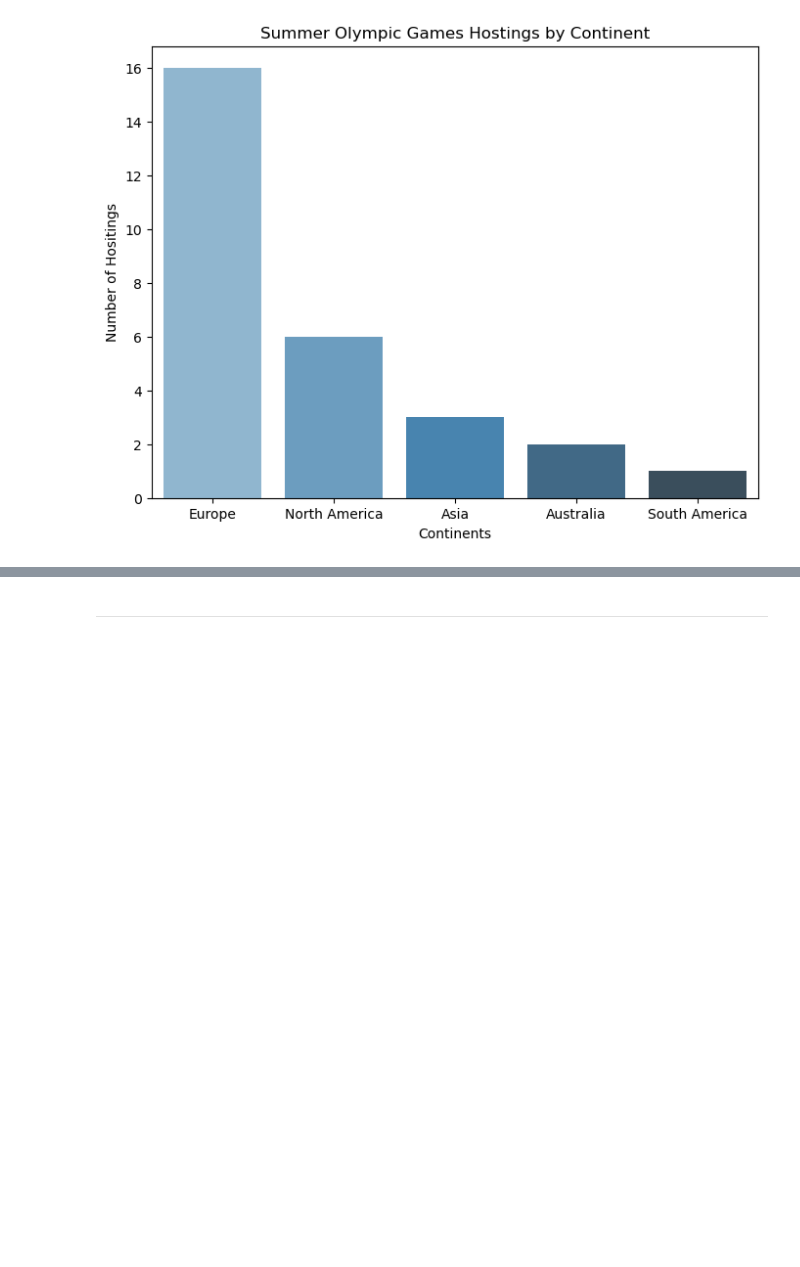
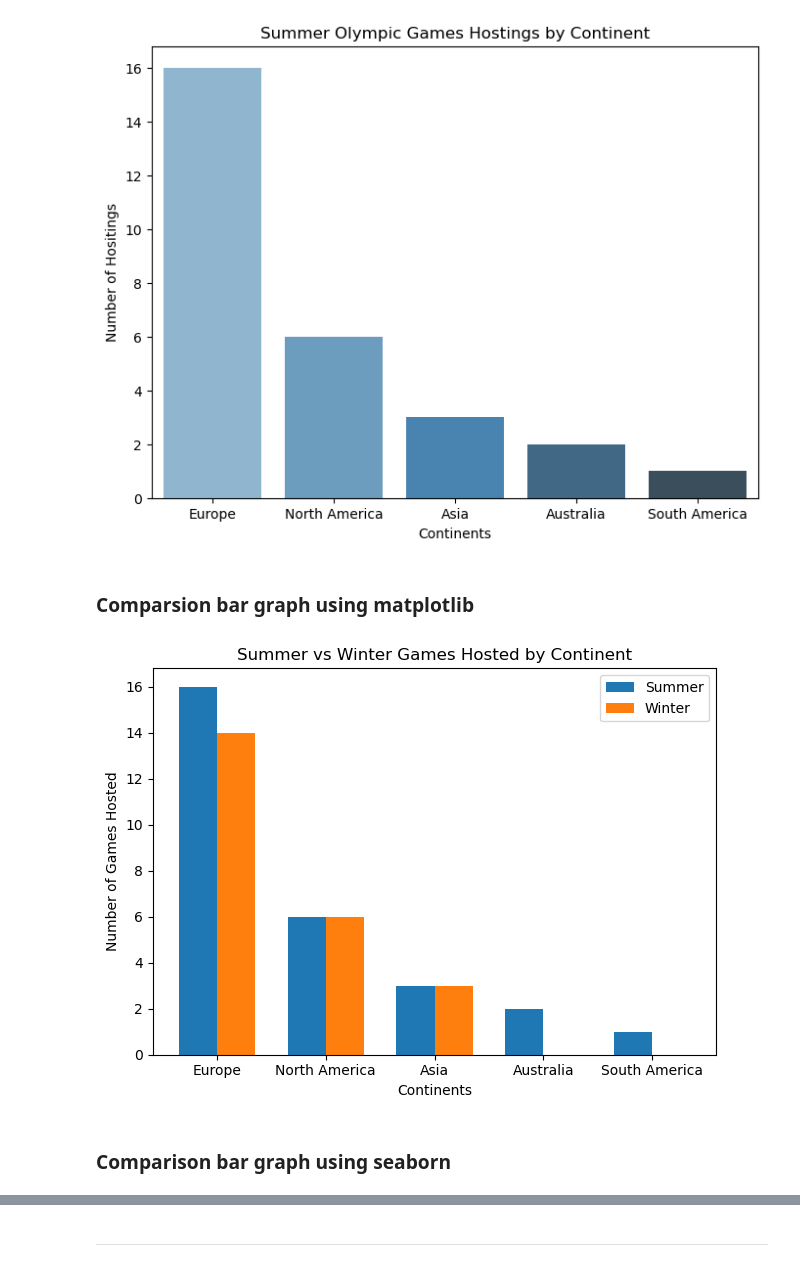
Before and after one commit to jstark997/Notes, a Jupyter notebook: Statistics/VisualizingData.ipynb, the cells around one changed output, grey strips where cells are left out. Saved outputs shown, nothing was run; the diff lists cells and outputs as text; code cells hidden in the pictures; blank space fills up the shorter version.

```diff
--- a/Statistics/VisualizingData.ipynb
+++ b/Statistics/VisualizingData.ipynb
@@ -91,3 +95,33 @@ plt.title('Summer Olympic Games Hostings by Continent')
 plt.show()
 # %% [output]
 [figure]
+# %% [markdown]
+### Comparsion bar graph using matplotlib
+# %%
+# Sample data
+continents = ['Europe', 'North America', 'Asia', 'Australia', 'South America']
+summer = [16, 6, 3, 2, 1]
+winter = [14, 6, 3, 0, 0]
+
+x = np.arange(len(continents))  # the label locations
+width = 0.35  # the width of the bars
+
+fig, ax = plt.subplots()
+rects1 = ax.bar(x - width/2, summer, width, label='Summer')
+rects2 = ax.bar(x + width/2, winter, width, label='Winter')
+
+# Add some text for labels, title and custom x-axis tick labels, etc.
+ax.set_xlabel('Continents')
+ax.set_ylabel('Number of Games Hosted')
+ax.set_title('Summer vs Winter Olympic Games Hosted by Continent')
+ax.set_xticks(x)
+ax.set_xticklabels(continents)
+ax.legend()
+
+fig.tight_layout()
+
+plt.show()
+# %% [output]
+[figure, added]
+# %% [markdown]
+### Comparison bar graph using seaborn
```
Also changed, not shown: parts of 39 cells of this notebook, 12 other files.
